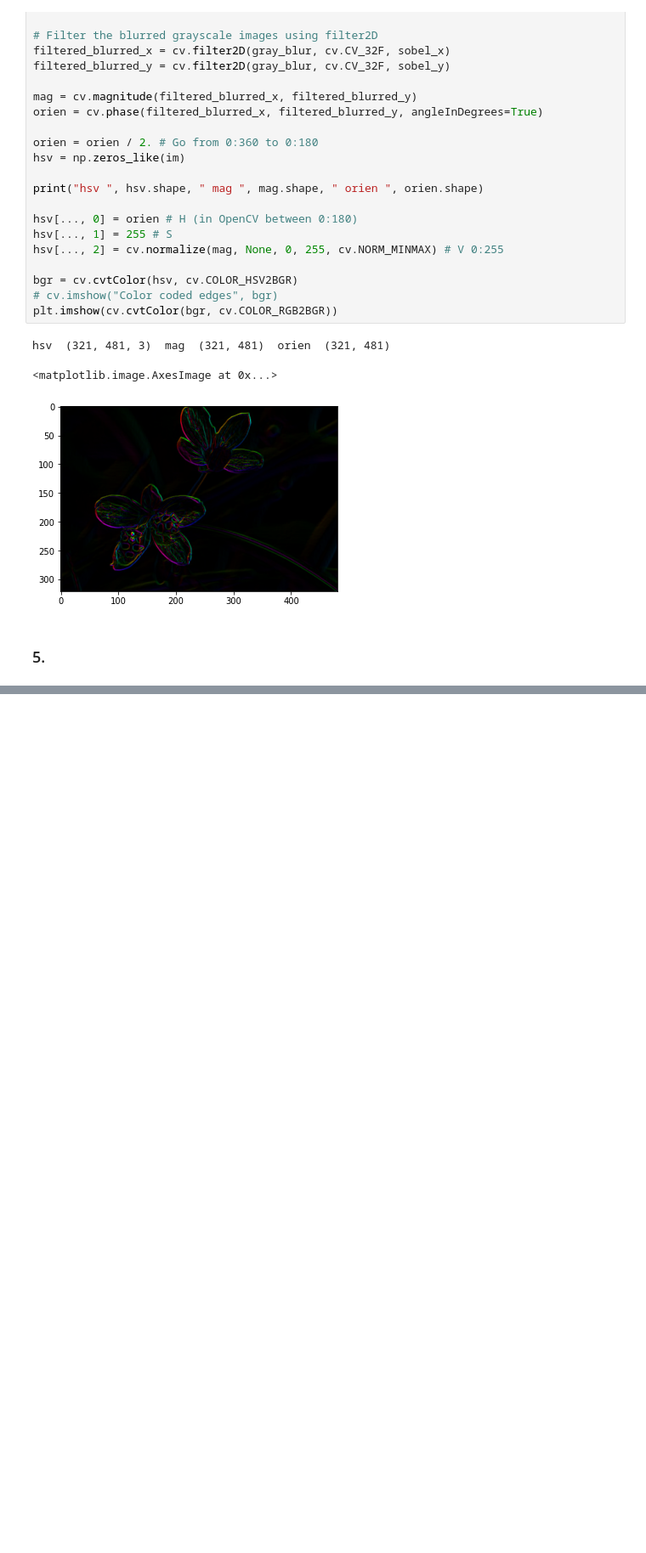
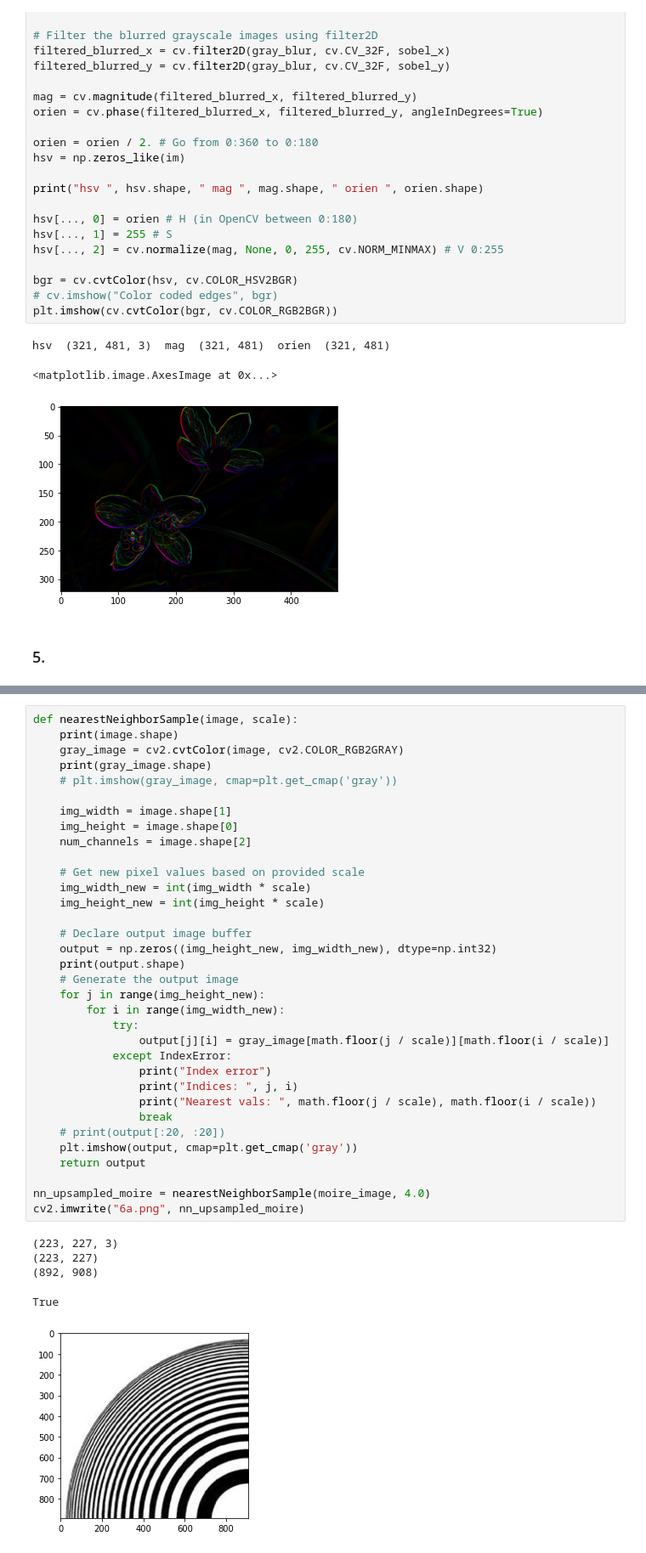
Before and after one commit to XiaoBaoBao719/Computer_Vision_Projects, a Jupyter notebook: Assignment_1/Assignment_1.ipynb, the cells around one changed output, grey strips where cells are left out. Shown at 85% size. Saved outputs shown, nothing was run; the diff lists cells and outputs as text; blank space fills up the shorter version.

```diff
--- a/Assignment_1/Assignment_1.ipynb
+++ b/Assignment_1/Assignment_1.ipynb
@@ -779,0 +786,40 @@ hsv  (321, 481, 3)  mag  (321, 481)  orien  (321, 481)
+# %%
+def nearestNeighborSample(image, scale):
+    print(image.shape)
+    gray_image = cv2.cvtColor(image, cv2.COLOR_RGB2GRAY)
+    print(gray_image.shape)
+    # plt.imshow(gray_image, cmap=plt.get_cmap('gray'))
+
+    img_width = image.shape[1]
+    img_height = image.shape[0]
+    num_channels = image.shape[2]
+
+    # Get new pixel values based on provided scale
+    img_width_new = int(img_width * scale)
+    img_height_new = int(img_height * scale)
+
+    # Declare output image buffer
+    output = np.zeros((img_height_new, img_width_new), dtype=np.int32)
+    print(output.shape)
+    # Generate the output image
+    for j in range(img_height_new):
+        for i in range(img_width_new):
+            try:
+                output[j][i] = gray_image[math.floor(j / scale)][math.floor(i / scale)]
+            except IndexError:
+                print("Index error")
+                print("Indices: ", j, i)
+                print("Nearest vals: ", math.floor(j / scale), math.floor(i / scale))
+                break
+    # print(output[:20, :20])
+    plt.imshow(output, cmap=plt.get_cmap('gray'))
+    return output
+
+nn_upsampled_moire = nearestNeighborSample(moire_image, 4.0)
+cv2.imwrite("6a.png", nn_upsampled_moire)
+# %% [output]
+(223, 227, 3)
+(223, 227)
+(892, 908)
+True
+[figure, added]
```
Also changed, not shown: parts of 3 cells of this notebook, 2 other files.
